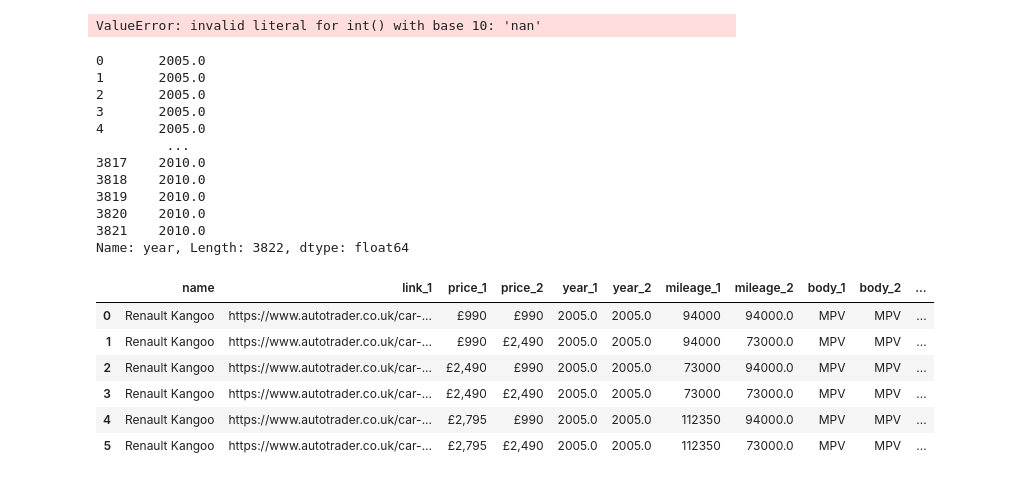
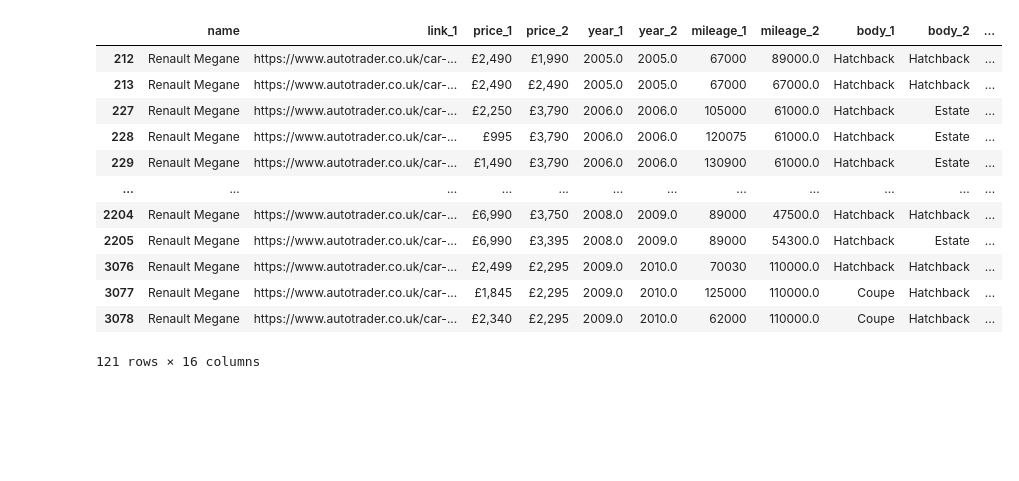
Before and after one commit to Benedictgr97/car-price-comapare, a Jupyter notebook: price test.ipynb, the cells around one changed output. Cells and saved outputs as stored; diff of their text form; code cells hidden in the pictures; blank space fills up the shorter version.

```diff
--- a/price test.ipynb
+++ b/price test.ipynb
@@ -241,34 +241,15 @@ location_2 = get_cars(make = make_2,
                       min_price = min_price_2,
                       max_price = max_price_2)
 
-location_1['year'] = location_1['year'].apply(lambda x: int(str(x).split('(')[0]))
-location_2['year'] = location_2['year'].apply(lambda x: int(str(x).split('(')[0]))
+location_1['year'] = location_1['year'].dropna().apply(lambda x: int(str(x).split('(')[0]))
+location_2['year'] = location_2['year'].dropna().apply(lambda x: int(str(x).split('(')[0]))
 
+location_1['year + 1'] = location_1['year'] + 1
 location_2['year + 1'] = location_2['year'] + 1
-location_1['year + 1'] = location_1['year'] + 1
+
+
+location_1['postcode'] = postcode_1
+location_2['postcode'] = postcode_2
-# %% [output]
-ValueError: invalid literal for int() with base 10: 'nan'
-# %%
-location_1['year'] = location_1['year'].dropna().apply(lambda x: int(str(x).split('(')[0]))
-location_2['year'] = location_2['year'].dropna().apply(lambda x: int(str(x).split('(')[0]))
-
-location_2['year + 1'] = location_2['year'] + 1
-location_1['year + 1'] = location_1['year'] + 1
-# %%
-location_1['year']
-# %% [output]
-0       2005.0
-1       2005.0
-2       2005.0
-3       2005.0
-4       2005.0
-         ...
-3817    2010.0
-3818    2010.0
-3819    2010.0
-3820    2010.0
-3821    2010.0
-Name: year, Length: 3822, dtype: float64
 # %%
 #give a take a year for model to model.
 #minimal mileage differen between both.
@@ -280,15 +261,21 @@ df1['year_2'] = df1['year']
 df2 = location_1.merge(location_2 ,how = 'inner', left_on = ['name','year'] ,right_on = ['name','year + 1'],suffixes = ('_1','_2'))
 df3 = location_1.merge(location_2 ,how = 'inner', right_on = ['name','year'] ,left_on = ['name','year + 1'],suffixes = ('_1','_2'))
 
-finalcars_pre = pd.concat([df1,df2,df3],axis = 0)[['name','link_1','price_1','price_2','year_1','year_2','mileage_1','mileage_2','body_1','body_2','engine_1','engine_2','body_1','body_2']]
-finalcars = finalcars_pre[]
+finalcars_pre = pd.concat([df1,df2,df3],axis = 0)[['name','link_1','price_1','price_2','year_1','year_2','mileage_1','mileage_2','body_1','body_2','engine_1','engine_2','body_1','body_2','postcode_1','postcode_2']]
+finalcars = finalcars_pre[finalcars_pre['postcode_1'] != finalcars_pre['postcode_2']]
 # %%
-finalcars[finalcars['name'] == 'Renault Kangoo']
+finalcars[finalcars['name'] == 'Renault Megane']
 # %% [output]
 |  | name | link_1 | price_1 | price_2 | year_1 | year_2 | mileage_1 | mileage_2 | body_1 | body_2 | ... |
-| 0 | Renault Kangoo | https://www.autotrader.co.uk/car-... | £990 | £990 | 2005.0 | 2005.0 | 94000 | 94000.0 | MPV | MPV | ... |
-| 1 | Renault Kangoo | https://www.autotrader.co.uk/car-... | £990 | £2,490 | 2005.0 | 2005.0 | 94000 | 73000.0 | MPV | MPV | ... |
-| 2 | Renault Kangoo | https://www.autotrader.co.uk/car-... | £2,490 | £990 | 2005.0 | 2005.0 | 73000 | 94000.0 | MPV | MPV | ... |
-| 3 | Renault Kangoo | https://www.autotrader.co.uk/car-... | £2,490 | £2,490 | 2005.0 | 2005.0 | 73000 | 73000.0 | MPV | MPV | ... |
-| 4 | Renault Kangoo | https://www.autotrader.co.uk/car-... | £2,795 | £990 | 2005.0 | 2005.0 | 112350 | 94000.0 | MPV | MPV | ... |
-| 5 | Renault Kangoo | https://www.autotrader.co.uk/car-... | £2,795 | £2,490 | 2005.0 | 2005.0 | 112350 | 73000.0 | MPV | MPV | ... |
+| 212 | Renault Megane | https://www.autotrader.co.uk/car-... | £2,490 | £1,990 | 2005.0 | 2005.0 | 67000 | 89000.0 | Hatchback | Hatchback | ... |
+| 213 | Renault Megane | https://www.autotrader.co.uk/car-... | £2,490 | £2,490 | 2005.0 | 2005.0 | 67000 | 67000.0 | Hatchback | Hatchback | ... |
+| 227 | Renault Megane | https://www.autotrader.co.uk/car-... | £2,250 | £3,790 | 2006.0 | 2006.0 | 105000 | 61000.0 | Hatchback | Estate | ... |
+| 228 | Renault Megane | https://www.autotrader.co.uk/car-... | £995 | £3,790 | 2006.0 | 2006.0 | 120075 | 61000.0 | Hatchback | Estate | ... |
+| 229 | Renault Megane | https://www.autotrader.co.uk/car-... | £1,490 | £3,790 | 2006.0 | 2006.0 | 130900 | 61000.0 | Hatchback | Estate | ... |
+| ... | ... | ... | ... | ... | ... | ... | ... | ... | ... | ... | ... |
+| 2204 | Renault Megane | https://www.autotrader.co.uk/car-... | £6,990 | £3,750 | 2008.0 | 2009.0 | 89000 | 47500.0 | Hatchback | Hatchback | ... |
+| 2205 | Renault Megane | https://www.autotrader.co.uk/car-... | £6,990 | £3,395 | 2008.0 | 2009.0 | 89000 | 54300.0 | Hatchback | Estate | ... |
+| 3076 | Renault Megane | https://www.autotrader.co.uk/car-... | £2,499 | £2,295 | 2009.0 | 2010.0 | 70030 | 110000.0 | Hatchback | Hatchback | ... |
+| 3077 | Renault Megane | https://www.autotrader.co.uk/car-... | £1,845 | £2,295 | 2009.0 | 2010.0 | 125000 | 110000.0 | Coupe | Hatchback | ... |
+| 3078 | Renault Megane | https://www.autotrader.co.uk/car-... | £2,340 | £2,295 | 2009.0 | 2010.0 | 62000 | 110000.0 | Coupe | Hatchback | ... |
+121 rows × 16 columns
```
Also changed, not shown: parts of 2 cells of this notebook.
